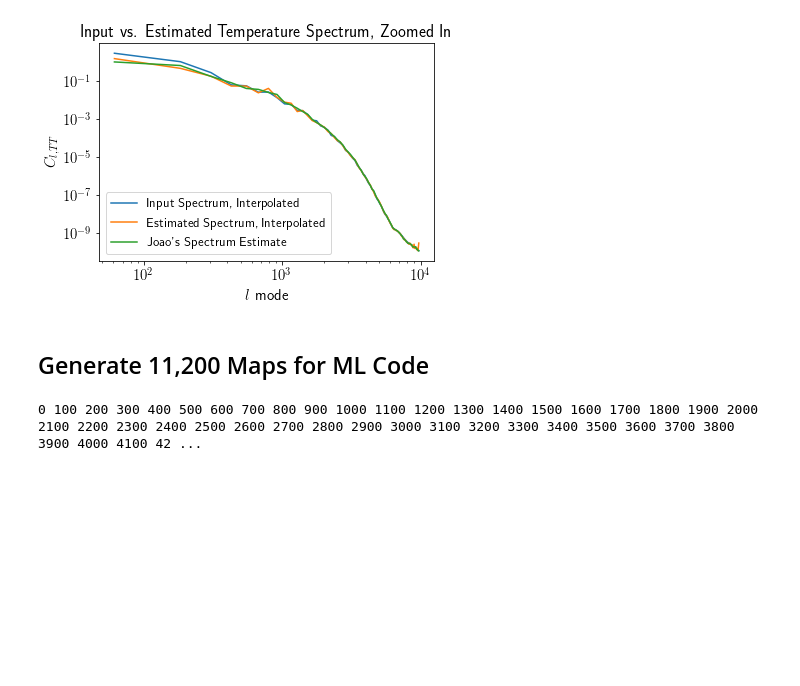
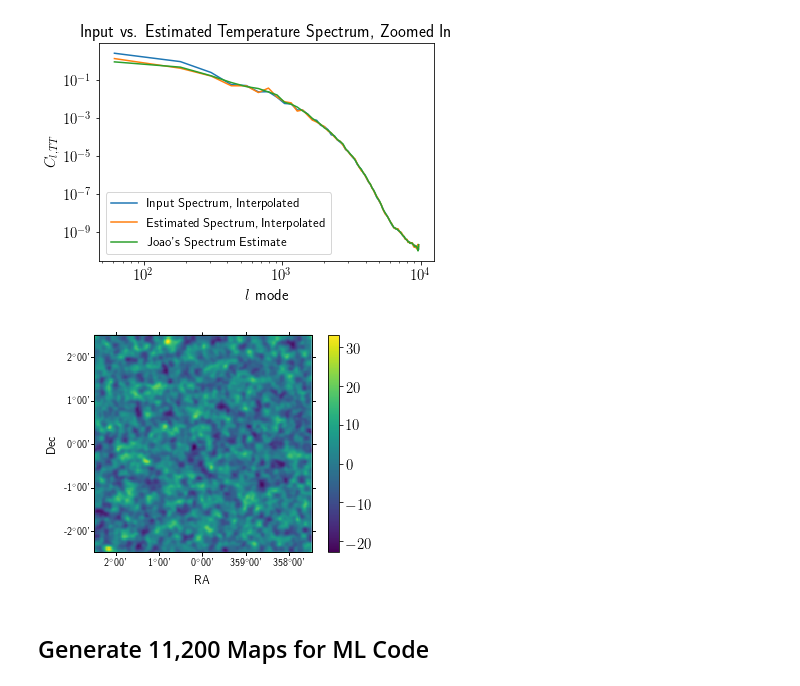
Before and after one commit to deepskies/DeepCMBsim, a Jupyter notebook: Unlensed Temperature Maps.ipynb, the cells around one changed output. Cells and saved outputs as stored; diff of their text form; code cells hidden in the pictures; blank space fills up the shorter version.

```diff
--- a/Unlensed Temperature Maps.ipynb
+++ b/Unlensed Temperature Maps.ipynb
@@ -379,6 +383,13 @@ plt.ylabel("$C_{l, TT}$")
 # %% [output]
 Text(0,0.5,'$C_{l, TT}$')
 [figure]
+# %%
+mpt, mpe, mpb = nmt.synfast_flat(int(fmi.nx),int(fmi.ny),fmi.lx_rad,fmi.ly_rad,np.array([clTT_0, clTE_0, 0 * clTT_0, clEE_0, 0 * clEE_0, clTT_0*0]),[0,0,0])
+# %%
+#Demo of randomly generated map
+fmi.view_map(mpe.flatten())
+# %% [output]
+[figure, added]
 # %% [markdown]
 ## Generate 11,200 Maps for ML Code
 # %%
@@ -386,13 +397,10 @@ num_maps = 11200
 i=0
 all_maps = np.zeros([num_maps,3,int(pixels),int(pixels)])
 while i < num_maps:
-    #map_gen = nmt.synfast_flat(int(fmi.nx),int(fmi.ny),fmi.lx_rad,fmi.ly_rad, [clEE, 0*clEE, 0*clEE],[0,2], seed = i)
-    mpt, mpq, mpu = nmt.synfast_flat(int(fmi.nx),int(fmi.ny),fmi.lx_rad,fmi.ly_rad,np.array([clTT_0, clTE_0, 0 * clTT_0,clEE_0, 0 * clEE_0, clTT_0*0]),[0, 2])
-    all_maps[i] = [mpt, mpq, mpu]
+    mpt, mpe, mpb = nmt.synfast_flat(int(fmi.nx),int(fmi.ny),fmi.lx_rad,fmi.ly_rad,np.array([clTT_0, clTE_0, 0 * clTT_0, clEE_0, 0 * clEE_0, clTT_0*0]),[0,0,0])
+    all_maps[i] = [mpt, mpe, mpb]
     if np.mod(i,100) == 0:
         print i,
     i+=1
-# %% [output]
-0 100 200 300 400 500 600 700 800 900 1000 1100 1200 1300 1400 1500 1600 1700 1800 1900 2000 2100 2200 2300 2400 2500 2600 2700 2800 2900 3000 3100 3200 3300 3400 3500 3600 3700 3800 3900 4000 4100 42 ...
 # %%
 np.shape(all_maps)
```
Also changed, not shown: parts of 8 cells of this notebook.
